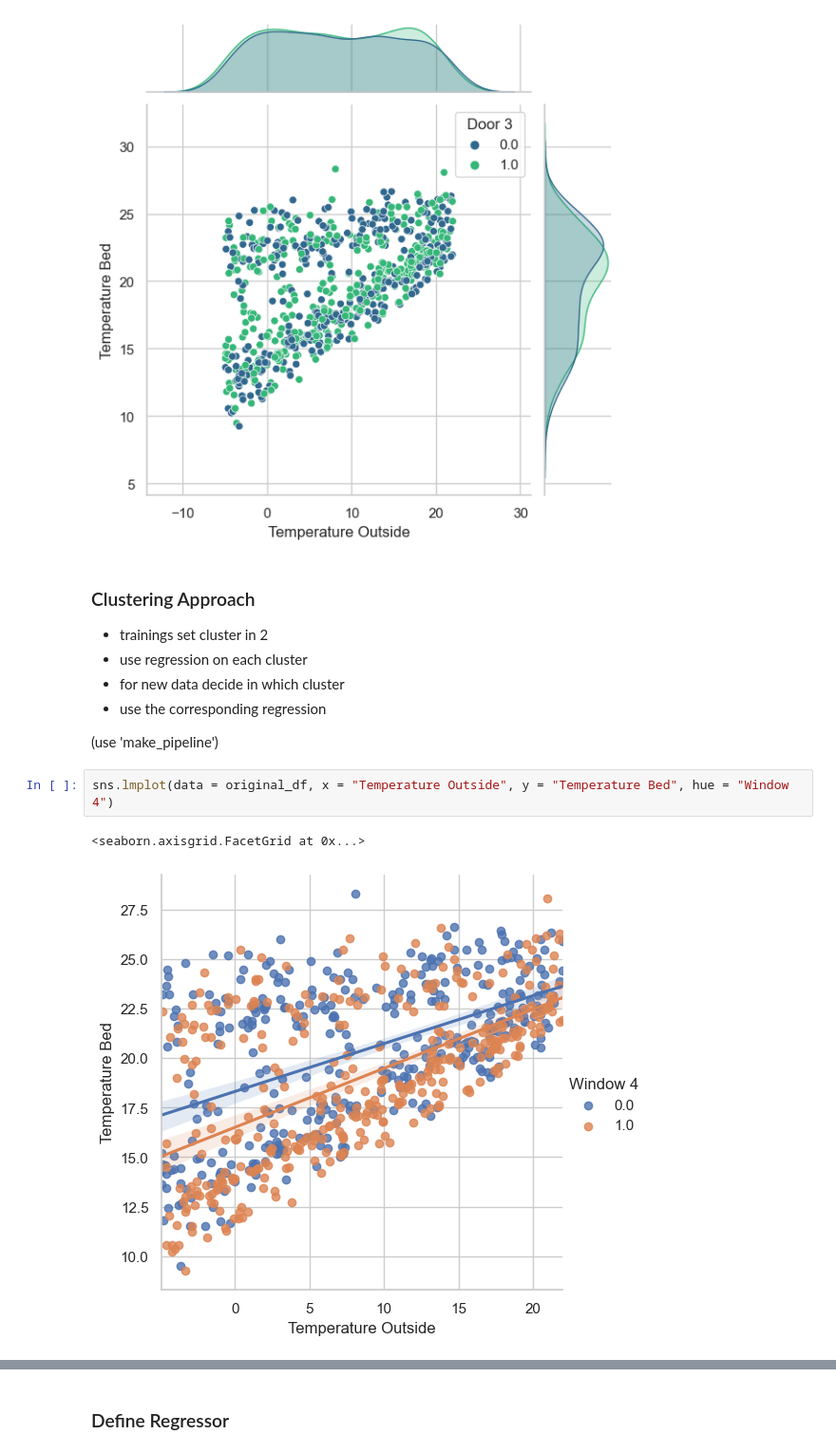
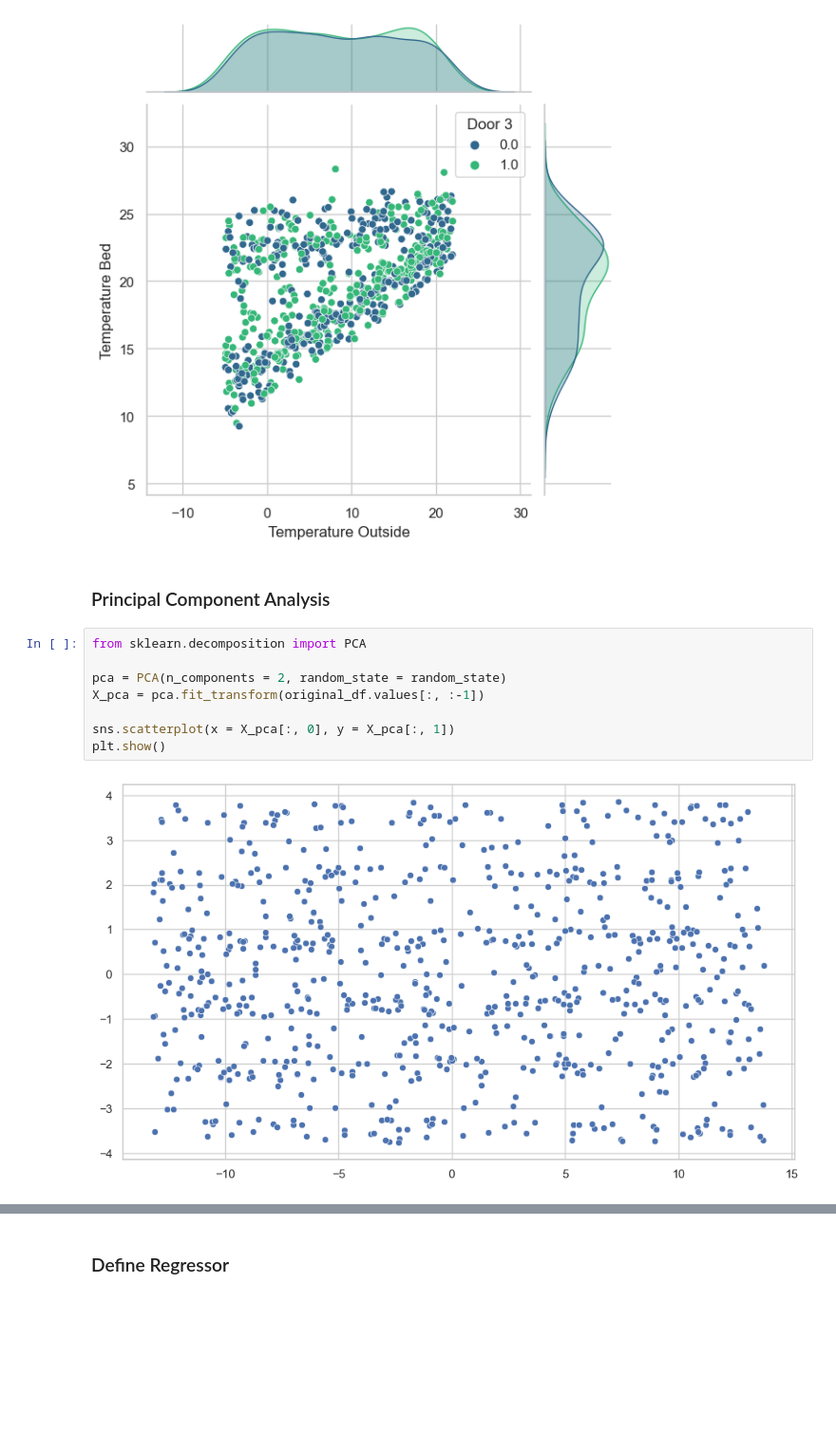
Before and after one commit to maxstollmayer/ML-Challenges, a Jupyter notebook: Challenge-2/Challenge-2-Notebook.ipynb, the cells around one changed output, grey strips where cells are left out. Shown at 95% size. Saved outputs shown, nothing was run; the diff lists cells and outputs as text; blank space fills up the shorter version.

```diff
--- a/Challenge-2/Challenge-2-Notebook.ipynb
+++ b/Challenge-2/Challenge-2-Notebook.ipynb
@@ -79,20 +79,18 @@ plt.show()
 [figure]
 [figure]
 [figure]
-# %% [markdown]
-### Clustering Approach
-
-- trainings set cluster in 2
-- use regression on each cluster
-- for new data decide in which cluster
-- use the corresponding regression
-
-(use 'make_pipeline')
-# %%
-sns.lmplot(data = original_df, x = "Temperature Outside", y = "Temperature Bed", hue = "Window 4")
-# %% [output]
-<seaborn.axisgrid.FacetGrid at 0x...>
-[figure, removed]
+# %% [markdown]
+### Principal Component Analysis
+# %%
+from sklearn.decomposition import PCA
+
+pca = PCA(n_components = 2, random_state = random_state)
+X_pca = pca.fit_transform(original_df.values[:, :-1])
+
+sns.scatterplot(x = X_pca[:, 0], y = X_pca[:, 1])
+plt.show()
+# %% [output]
+[figure, added]
 # %%
 from sklearn.cluster import KMeans, AffinityPropagation, MeanShift, SpectralClustering, AgglomerativeClustering, DBSCAN, OPTICS, Birch
 from sklearn.mixture import GaussianMixture
```
Also changed, not shown: parts of 11 cells of this notebook.
